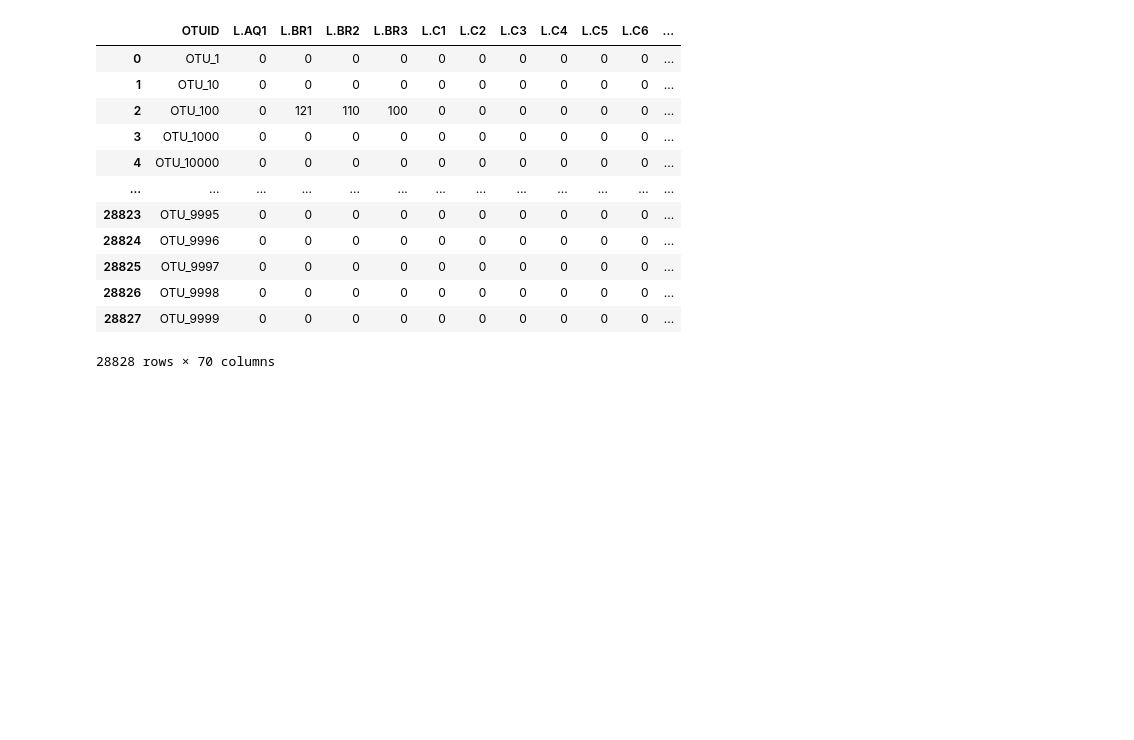
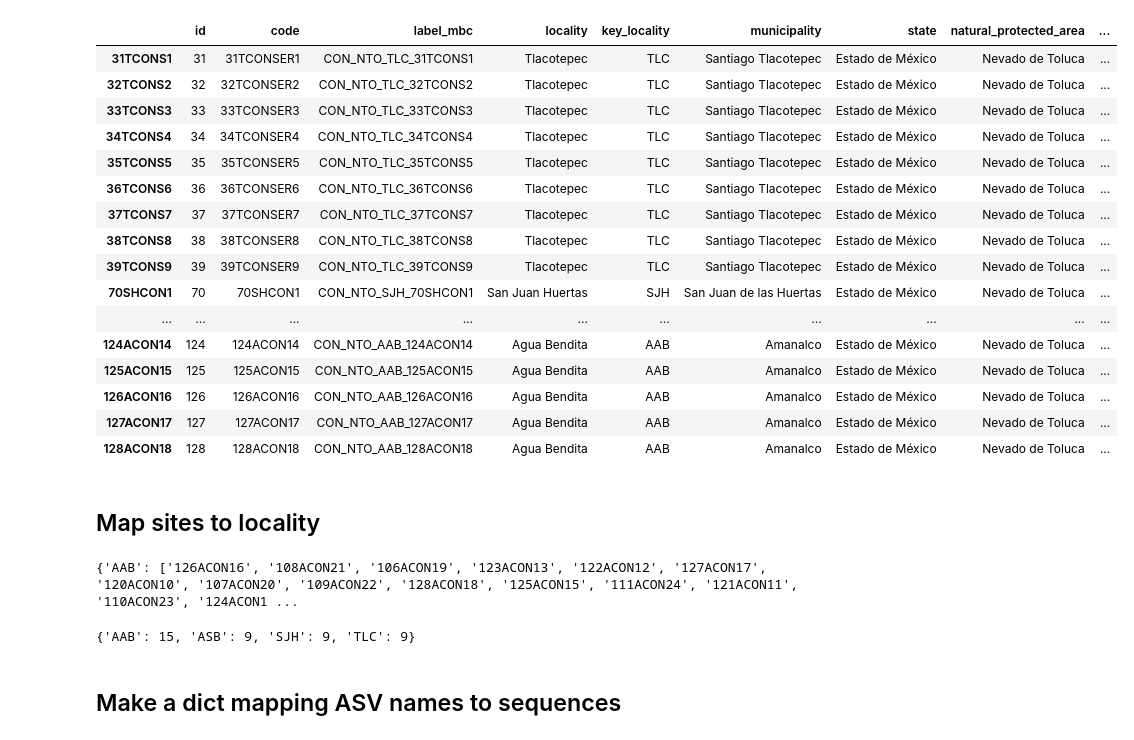
Before and after one commit to isaacovercast/IMEMEBA-BCI, a Jupyter notebook: empirical-examples/Galvez-Reyes-2021-SkyIslandArthropods/Galvez-Reyes-2021-SkyIslandAthropods.ipynb, the cells around one changed output. Cells and saved outputs as stored; diff of their text form; code cells hidden in the pictures; blank space fills up the shorter version.

```diff
--- a/empirical-examples/Galvez-Reyes-2021-SkyIslandArthropods/Galvez-Reyes-2021-SkyIslandAthropods.ipynb
+++ b/empirical-examples/Galvez-Reyes-2021-SkyIslandArthropods/Galvez-Reyes-2021-SkyIslandAthropods.ipynb
@@ -29,20 +31,44 @@ import BCI
 pd.set_option('display.max_columns', 100)
 pd.set_option('display.max_rows', 50)
 # %%
-metadata = pd.read_csv("./_zenodo_data/rawdata/COI_DADA.csv")
+metadata = pd.read_csv("./ConservationForestNevadoToluca.csv")
+# Fasta sequences contain just this part of the site ID, so set the index based on this
+metadata.index = [x.split("_")[-1] for x in metadata["label_mbc"]]
 metadata
 # %% [output]
-|  | OTUID | L.AQ1 | L.BR1 | L.BR2 | L.BR3 | L.C1 | L.C2 | L.C3 | L.C4 | L.C5 | L.C6 | ... |
-| 0 | OTU_1 | 0 | 0 | 0 | 0 | 0 | 0 | 0 | 0 | 0 | 0 | ... |
-| 1 | OTU_10 | 0 | 0 | 0 | 0 | 0 | 0 | 0 | 0 | 0 | 0 | ... |
-| 2 | OTU_100 | 0 | 121 | 110 | 100 | 0 | 0 | 0 | 0 | 0 | 0 | ... |
-| 3 | OTU_1000 | 0 | 0 | 0 | 0 | 0 | 0 | 0 | 0 | 0 | 0 | ... |
-| 4 | OTU_10000 | 0 | 0 | 0 | 0 | 0 | 0 | 0 | 0 | 0 | 0 | ... |
-| ... | ... | ... | ... | ... | ... | ... | ... | ... | ... | ... | ... | ... |
-| 28823 | OTU_9995 | 0 | 0 | 0 | 0 | 0 | 0 | 0 | 0 | 0 | 0 | ... |
-| 28824 | OTU_9996 | 0 | 0 | 0 | 0 | 0 | 0 | 0 | 0 | 0 | 0 | ... |
-| 28825 | OTU_9997 | 0 | 0 | 0 | 0 | 0 | 0 | 0 | 0 | 0 | 0 | ... |
-| 28826 | OTU_9998 | 0 | 0 | 0 | 0 | 0 | 0 | 0 | 0 | 0 | 0 | ... |
-| 28827 | OTU_9999 | 0 | 0 | 0 | 0 | 0 | 0 | 0 | 0 | 0 | 0 | ... |
+|  | id | code | label_mbc | locality | key_locality | municipality | state | natural_protected_area | ... |
+| 31TCONS1 | 31 | 31TCONSER1 | CON_NTO_TLC_31TCONS1 | Tlacotepec | TLC | Santiago Tlacotepec | Estado de México | Nevado de Toluca | ... |
+| 32TCONS2 | 32 | 32TCONSER2 | CON_NTO_TLC_32TCONS2 | Tlacotepec | TLC | Santiago Tlacotepec | Estado de México | Nevado de Toluca | ... |
+| 33TCONS3 | 33 | 33TCONSER3 | CON_NTO_TLC_33TCONS3 | Tlacotepec | TLC | Santiago Tlacotepec | Estado de México | Nevado de Toluca | ... |
+| 34TCONS4 | 34 | 34TCONSER4 | CON_NTO_TLC_34TCONS4 | Tlacotepec | TLC | Santiago Tlacotepec | Estado de México | Nevado de Toluca | ... |
+| 35TCONS5 | 35 | 35TCONSER5 | CON_NTO_TLC_35TCONS5 | Tlacotepec | TLC | Santiago Tlacotepec | Estado de México | Nevado de Toluca | ... |
+| 36TCONS6 | 36 | 36TCONSER6 | CON_NTO_TLC_36TCONS6 | Tlacotepec | TLC | Santiago Tlacotepec | Estado de México | Nevado de Toluca | ... |
+| 37TCONS7 | 37 | 37TCONSER7 | CON_NTO_TLC_37TCONS7 | Tlacotepec | TLC | Santiago Tlacotepec | Estado de México | Nevado de Toluca | ... |
+| 38TCONS8 | 38 | 38TCONSER8 | CON_NTO_TLC_38TCONS8 | Tlacotepec | TLC | Santiago Tlacotepec | Estado de México | Nevado de Toluca | ... |
+| 39TCONS9 | 39 | 39TCONSER9 | CON_NTO_TLC_39TCONS9 | Tlacotepec | TLC | Santiago Tlacotepec | Estado de México | Nevado de Toluca | ... |
+| 70SHCON1 | 70 | 70SHCON1 | CON_NTO_SJH_70SHCON1 | San Juan Huertas | SJH | San Juan de las Huertas | Estado de México | Nevado de Toluca | ... |
+| ... | ... | ... | ... | ... | ... | ... | ... | ... | ... |
+| 124ACON14 | 124 | 124ACON14 | CON_NTO_AAB_124ACON14 | Agua Bendita | AAB | Amanalco | Estado de México | Nevado de Toluca | ... |
+| 125ACON15 | 125 | 125ACON15 | CON_NTO_AAB_125ACON15 | Agua Bendita | AAB | Amanalco | Estado de México | Nevado de Toluca | ... |
+| 126ACON16 | 126 | 126ACON16 | CON_NTO_AAB_126ACON16 | Agua Bendita | AAB | Amanalco | Estado de México | Nevado de Toluca | ... |
+| 127ACON17 | 127 | 127ACON17 | CON_NTO_AAB_127ACON17 | Agua Bendita | AAB | Amanalco | Estado de México | Nevado de Toluca | ... |
+| 128ACON18 | 128 | 128ACON18 | CON_NTO_AAB_128ACON18 | Agua Bendita | AAB | Amanalco | Estado de México | Nevado de Toluca | ... |
-28828 rows × 70 columns
+# %% [markdown]
+## Map sites to locality
+# %%
+group = metadata.groupby(["key_locality"])
+sites_per_island = {island[0]: list(set(group.index)) for island, group in group}
+# Fix this inconsistent one
+sites_per_island["TLC"].remove("39TCONS9")
+sites_per_island["TLC"].append("39TCONSER9")
+#sites_per_island["Tenerife-Teno"] = ['PAS', 'COC']
+#sites_per_island["Tenerife"].remove('PAS')
+#sites_per_island["Tenerife"].remove('COC')
+print(sites_per_island)
+{x:len(y) for x, y in sites_per_island.items()}
+# %% [output]
+{'AAB': ['126ACON16', '108ACON21', '106ACON19', '123ACON13', '122ACON12', '127ACON17', '120ACON10', '107ACON20', '109ACON22', '128ACON18', '125ACON15', '111ACON24', '121ACON11', '110ACON23', '124ACON1 ...
+{'AAB': 15, 'ASB': 9, 'SJH': 9, 'TLC': 9}
+# %% [markdown]
+## Make a dict mapping ASV names to sequences
 # %%
```
Also changed, not shown: parts of 14 cells of this notebook, 4 other files.
